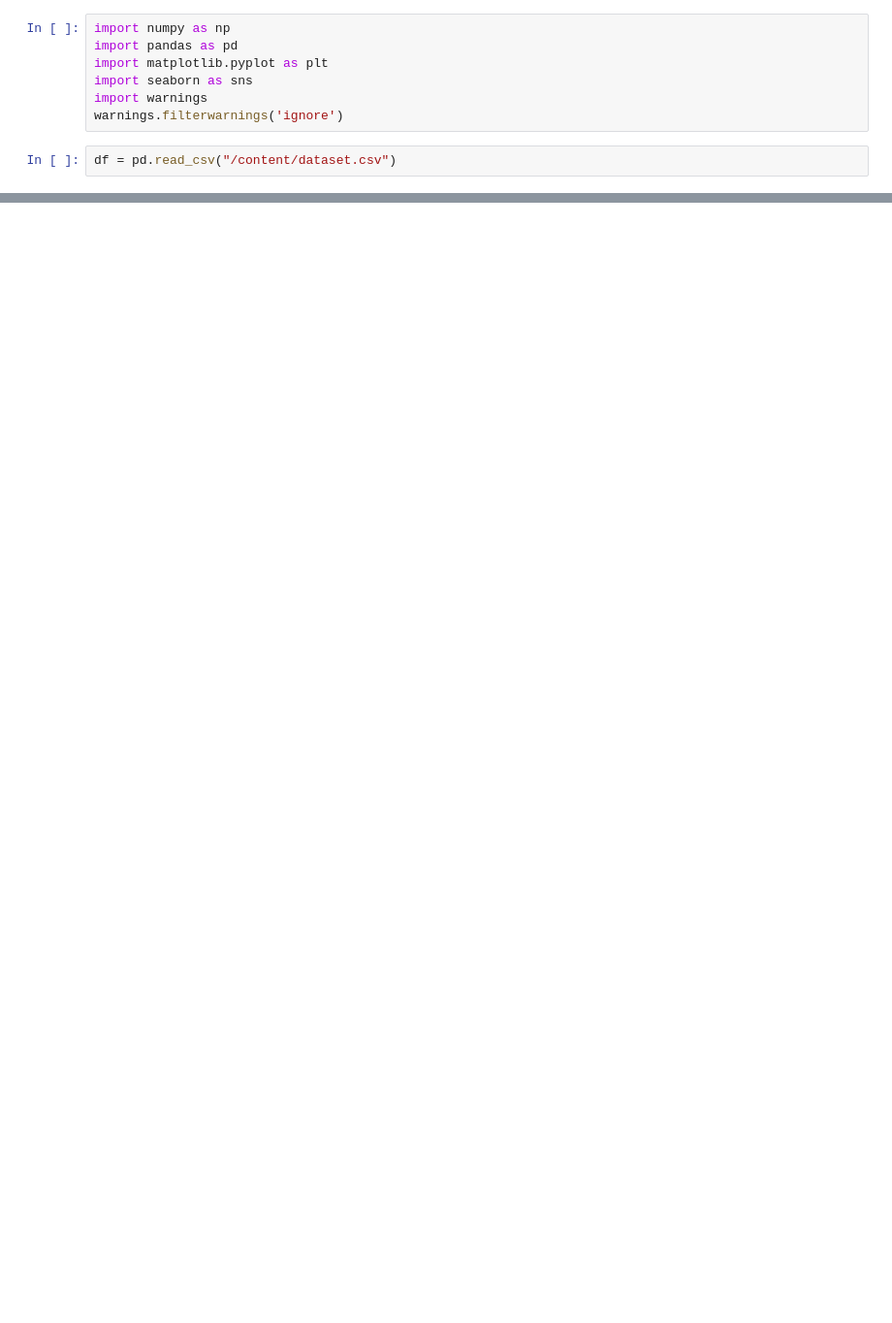
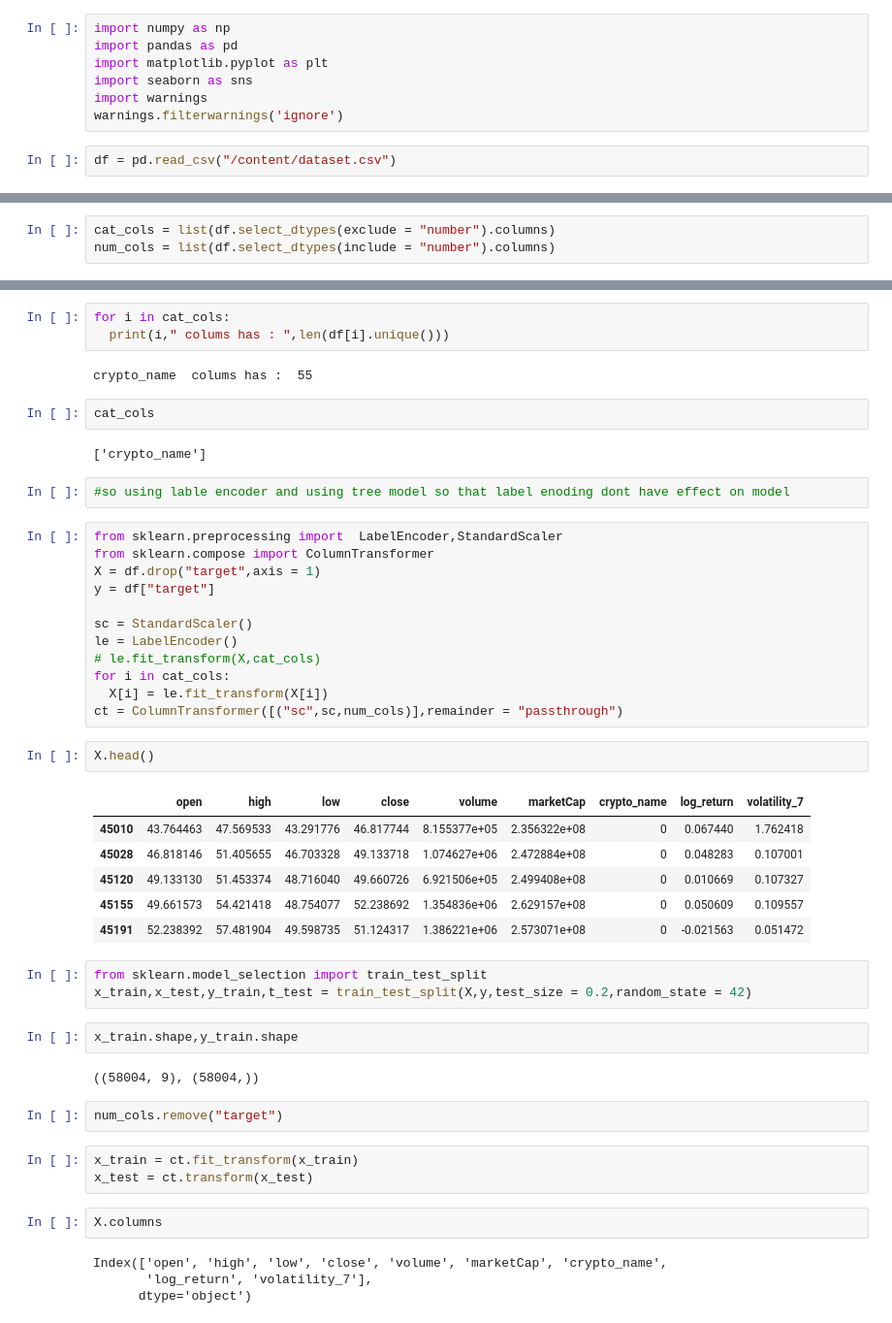
Before and after one commit to ShashikanthKungulwar/cryptocurrency-volatility, a Jupyter notebook: model_.ipynb, the cells around one changed output, grey strips where cells are left out. Shown at 97% size. Saved outputs shown, nothing was run; the diff lists cells and outputs as text; blank space fills up the shorter version.

```diff
--- a/model_.ipynb
+++ b/model_.ipynb
@@ -60,0 +140,3 @@ df.shape
+# %%
+cat_cols = list(df.select_dtypes(exclude = "number").columns)
+num_cols = list(df.select_dtypes(include = "number").columns)
@@ -60,0 +156,50 @@ df.shape
+# %%
+for i in cat_cols:
+  print(i," colums has : ",len(df[i].unique()))
+# %% [output]
+crypto_name  colums has :  55
+# %%
+cat_cols
+# %% [output]
+['crypto_name']
+# %%
+#so using lable encoder and using tree model so that label enoding dont have effect on model
+# %%
+from sklearn.preprocessing import  LabelEncoder,StandardScaler
+from sklearn.compose import ColumnTransformer
+X = df.drop("target",axis = 1)
+y = df["target"]
+
+sc = StandardScaler()
+le = LabelEncoder()
+# le.fit_transform(X,cat_cols)
+for i in cat_cols:
+  X[i] = le.fit_transform(X[i])
+ct = ColumnTransformer([("sc",sc,num_cols)],remainder = "passthrough")
+# %%
+X.head()
+# %% [output]
+|  | open | high | low | close | volume | marketCap | crypto_name | log_return | volatility_7 |
+| 45010 | 43.764463 | 47.569533 | 43.291776 | 46.817744 | 8.155377e+05 | 2.356322e+08 | 0 | 0.067440 | 1.762418 |
+| 45028 | 46.818146 | 51.405655 | 46.703328 | 49.133718 | 1.074627e+06 | 2.472884e+08 | 0 | 0.048283 | 0.107001 |
+| 45120 | 49.133130 | 51.453374 | 48.716040 | 49.660726 | 6.921506e+05 | 2.499408e+08 | 0 | 0.010669 | 0.107327 |
+| 45155 | 49.661573 | 54.421418 | 48.754077 | 52.238692 | 1.354836e+06 | 2.629157e+08 | 0 | 0.050609 | 0.109557 |
+| 45191 | 52.238392 | 57.481904 | 49.598735 | 51.124317 | 1.386221e+06 | 2.573071e+08 | 0 | -0.021563 | 0.051472 |
+# %%
+from sklearn.model_selection import train_test_split
+x_train,x_test,y_train,t_test = train_test_split(X,y,test_size = 0.2,random_state = 42)
+# %%
+x_train.shape,y_train.shape
+# %% [output]
+((58004, 9), (58004,))
+# %%
+num_cols.remove("target")
+# %%
+x_train = ct.fit_transform(x_train)
+x_test = ct.transform(x_test)
+# %%
+X.columns
+# %% [output]
+Index(['open', 'high', 'low', 'close', 'volume', 'marketCap', 'crypto_name',
+       'log_return', 'volatility_7'],
+      dtype='object')
```
Also changed, not shown: parts of 22 cells of this notebook.
